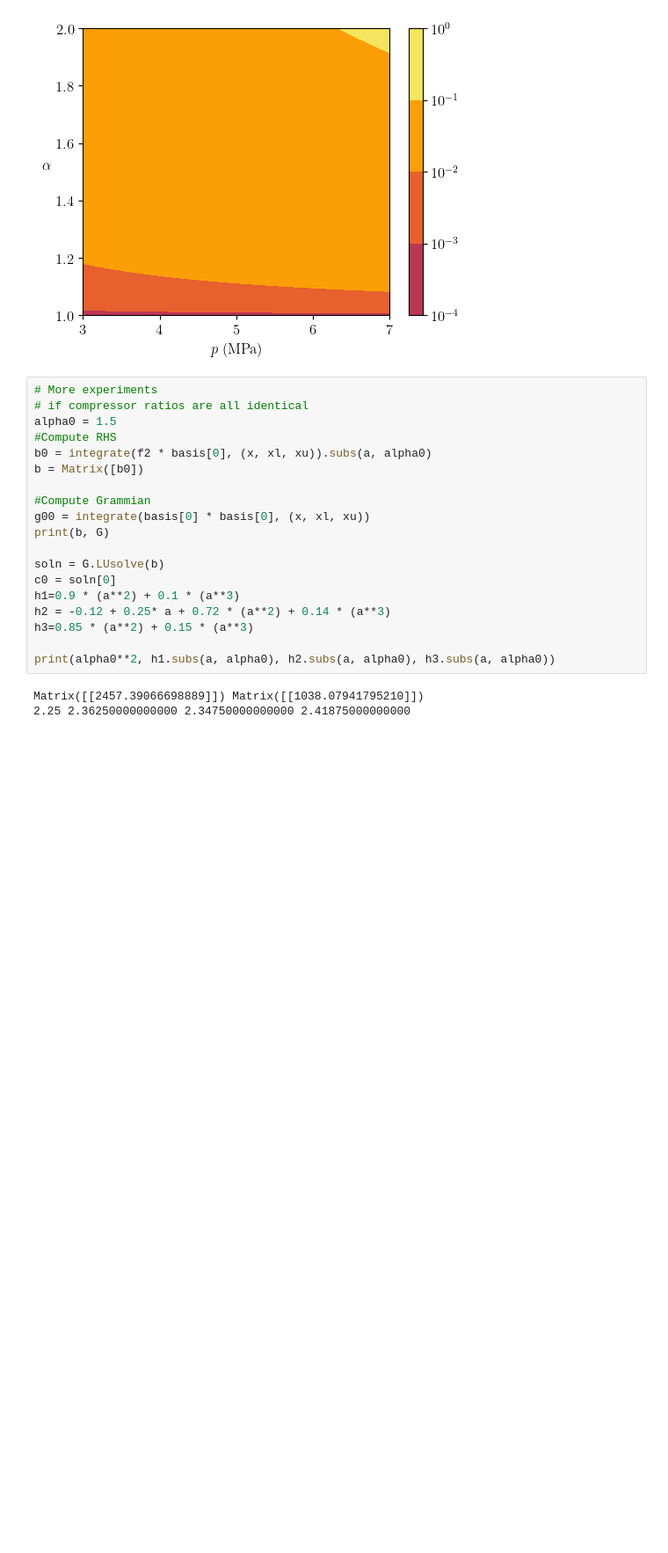
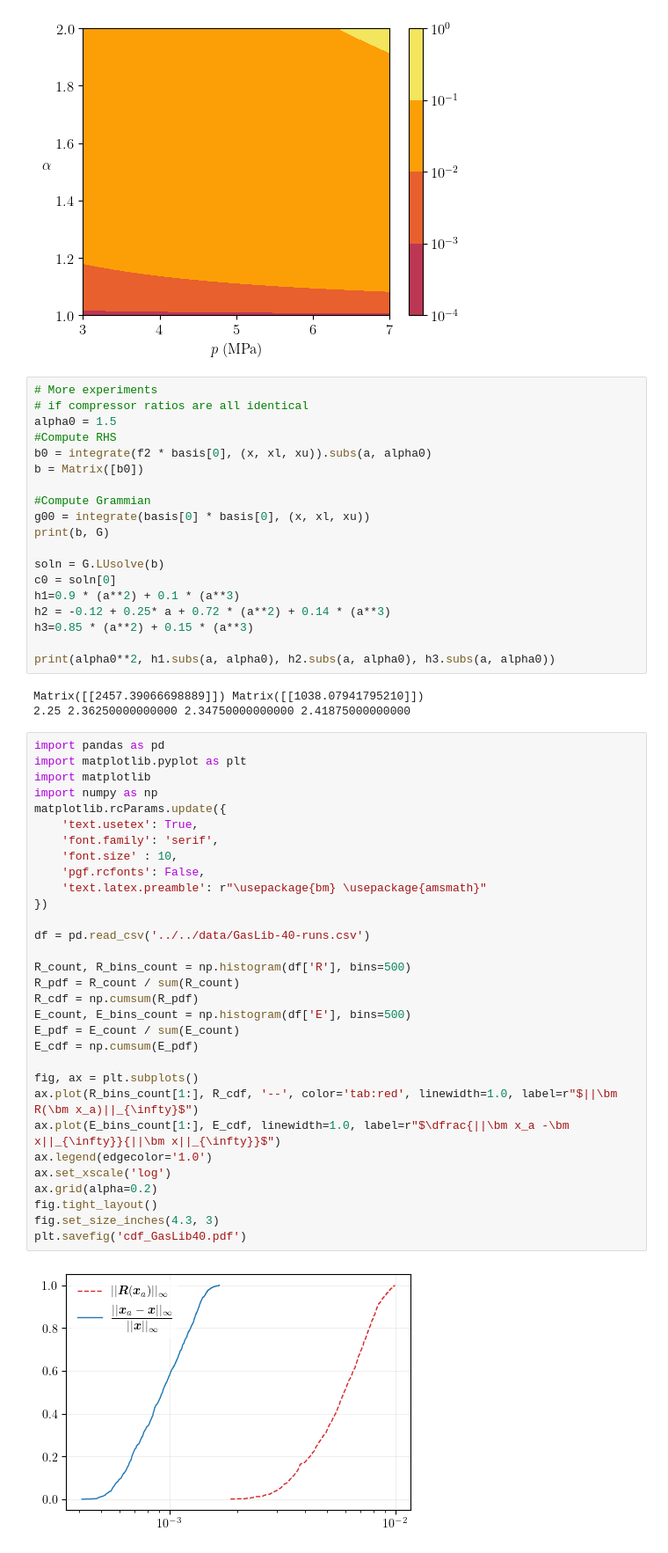
Before and after one commit to kaarthiksundar/ExistenceGasFlowRuns, a Jupyter notebook: src/python/v2.ipynb, the cells around one changed output. Shown: that part at 88% size. Saved outputs shown, nothing was run; the diff lists cells and outputs as text; blank space fills up the shorter version.

```diff
--- a/src/python/v2.ipynb
+++ b/src/python/v2.ipynb
@@ -132,3 +132,36 @@ print(alpha0**2, h1.subs(a, alpha0), h2.subs(a, alpha0), h3.subs(a, alpha0))
 # %% [output]
 Matrix([[2457.39066698889]]) Matrix([[1038.07941795210]])
 2.25 2.36250000000000 2.34750000000000 2.41875000000000
+# %%
+import pandas as pd
+import matplotlib.pyplot as plt
+import matplotlib
+import numpy as np
+matplotlib.rcParams.update({
+    'text.usetex': True,
+    'font.family': 'serif',
+    'font.size' : 10,
+    'pgf.rcfonts': False,
+    'text.latex.preamble': r"\usepackage{bm} \usepackage{amsmath}"
+})
+
+df = pd.read_csv('../../data/GasLib-40-runs.csv')
+
+R_count, R_bins_count = np.histogram(df['R'], bins=500)
+R_pdf = R_count / sum(R_count)
+R_cdf = np.cumsum(R_pdf)
+E_count, E_bins_count = np.histogram(df['E'], bins=500)
+E_pdf = E_count / sum(E_count)
+E_cdf = np.cumsum(E_pdf)
+
+fig, ax = plt.subplots()
+ax.plot(R_bins_count[1:], R_cdf, '--', color='tab:red', linewidth=1.0, label=r"$||\bm R(\bm x_a)||_{\infty}$")
+ax.plot(E_bins_count[1:], E_cdf, linewidth=1.0, label=r"$\dfrac{||\bm x_a -\bm x||_{\infty}}{||\bm x||_{\infty}}$")
+ax.legend(edgecolor='1.0')
+ax.set_xscale('log')
+ax.grid(alpha=0.2)
+fig.tight_layout()
+fig.set_size_inches(4.3, 3)
+plt.savefig('cdf_GasLib40.pdf')
+# %% [output]
+[figure, added]
```
Also changed, not shown: 9 other files.
